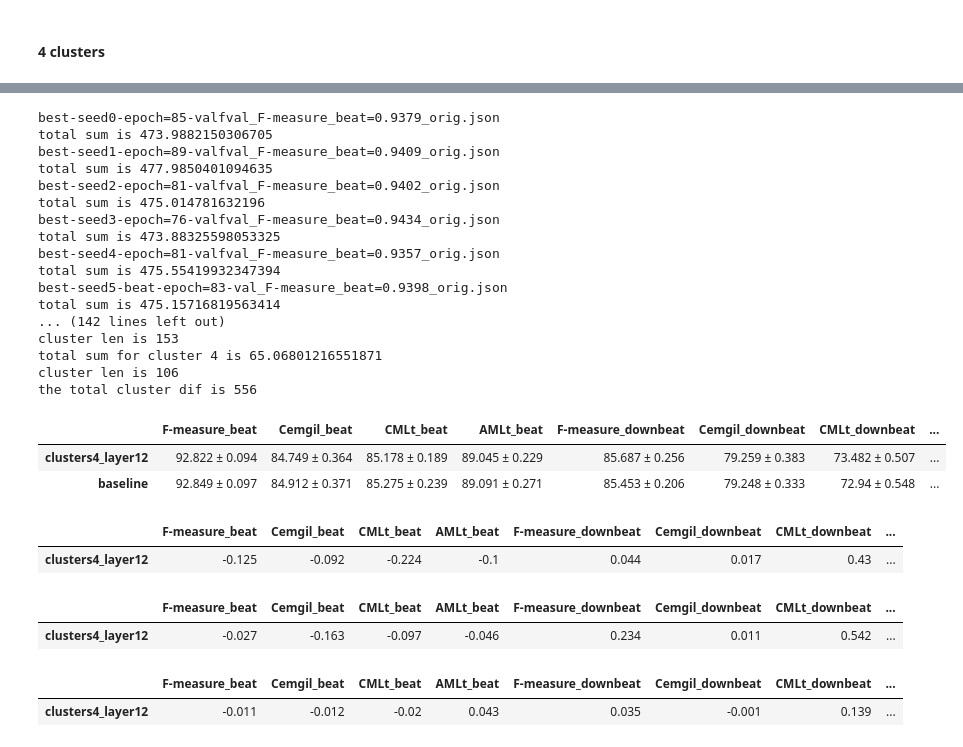
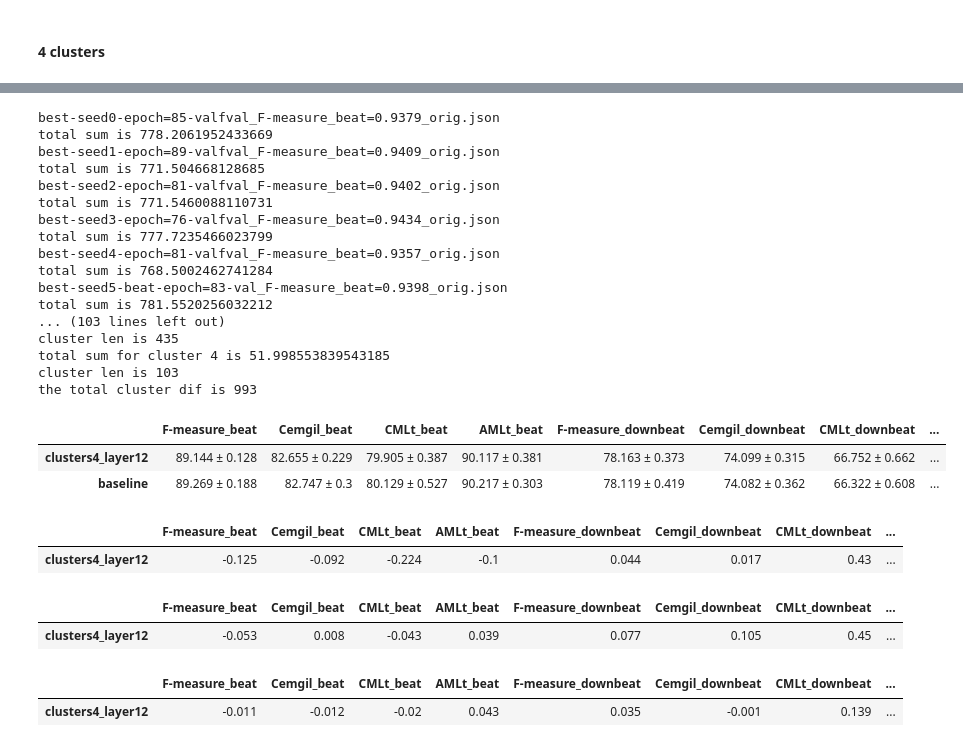
Before and after one commit to PulyaPolya/beat_this, a Jupyter notebook: results_evaluation.ipynb, the cells around one changed output, grey strips where cells are left out. Drawn from its saved outputs; the diff is of its cells as text; code cells hidden in the pictures.

```diff
--- a/results_evaluation.ipynb
+++ b/results_evaluation.ipynb
@@ -3515,41 +3450,41 @@ cluster len is 106
 # %%
 seeds = [0,1,2,3,4,5,6,7,8,9] #1, 2,3,4
 names =["full_model_trial12", "cluster_1_trial_10", "cluster_2_trial_16", "cluster_3_trial_72", "cluster_4_trial_43"]
-json_path = "json_val_scores"
+json_path = "json_test_scores"
 df_seeds_mean, df_seeds_std, df_final_baseline = get_total_results_new(seeds = seeds, json_val_path = json_path,
                                                                        full = True, names = names ) #rename_columns="baseline"
 df_seeds_mean, df_seeds_std, df_final_clusters4_layer4 = get_total_results_new(seeds = seeds, json_val_path = json_path,
-                                                                               layer = 12, clusters = 4, names = names,  skip_cluster = [3], df_path="data_cluster_assignments/df_cmeans_12_4clusters_new.csv" )
+                                                                               layer = 12, clusters = 4, names = names,  skip_cluster = [], df_path="data_cluster_assignments/df_cmeans_12_4clusters_new.csv" )
 configs = {
     "clusters4_layer12": df_final_clusters4_layer4,
 
     "baseline": df_final_baseline
 }
 final_df = pd.DataFrame(configs).T
 # #final_df["F1average"] = final_df[["F-measure_beat","F-measure_downbeat"]].mean(axis=1).round(3).astype(str)
 final_df
 #diff_vs_baseline = get_baseliine_diff (final_df , num_trials=1)
 # %% [output]
 best-seed0-epoch=85-valfval_F-measure_beat=0.9379_orig.json
-total sum is 473.9882150306705
+total sum is 778.2061952433669
 best-seed1-epoch=89-valfval_F-measure_beat=0.9409_orig.json
-total sum is 477.9850401094635
+total sum is 771.504668128685
 best-seed2-epoch=81-valfval_F-measure_beat=0.9402_orig.json
-total sum is 475.014781632196
+total sum is 771.5460088110731
 best-seed3-epoch=76-valfval_F-measure_beat=0.9434_orig.json
-total sum is 473.88325598053325
+total sum is 777.7235466023799
 best-seed4-epoch=81-valfval_F-measure_beat=0.9357_orig.json
-total sum is 475.55419932347394
+total sum is 768.5002462741284
 best-seed5-beat-epoch=83-val_F-measure_beat=0.9398_orig.json
-total sum is 475.15716819563414
-... (142 lines left out)
-cluster len is 153
-total sum for cluster 4 is 65.06801216551871
-cluster len is 106
-the total cluster dif is 556
+total sum is 781.5520256032212
+... (103 lines left out)
+cluster len is 435
+total sum for cluster 4 is 51.998553839543185
+cluster len is 103
+the total cluster dif is 993
 |  | F-measure_beat | Cemgil_beat | CMLt_beat | AMLt_beat | F-measure_downbeat | Cemgil_downbeat | CMLt_downbeat | ... |
-| clusters4_layer12 | 92.822 ± 0.094 | 84.749 ± 0.364 | 85.178 ± 0.189 | 89.045 ± 0.229 | 85.687 ± 0.256 | 79.259 ± 0.383 | 73.482 ± 0.507 | ... |
-| baseline | 92.849 ± 0.097 | 84.912 ± 0.371 | 85.275 ± 0.239 | 89.091 ± 0.271 | 85.453 ± 0.206 | 79.248 ± 0.333 | 72.94 ± 0.548 | ... |
+| clusters4_layer12 | 89.144 ± 0.128 | 82.655 ± 0.229 | 79.905 ± 0.387 | 90.117 ± 0.381 | 78.163 ± 0.373 | 74.099 ± 0.315 | 66.752 ± 0.662 | ... |
+| baseline | 89.269 ± 0.188 | 82.747 ± 0.3 | 80.129 ± 0.527 | 90.217 ± 0.303 | 78.119 ± 0.419 | 74.082 ± 0.362 | 66.322 ± 0.608 | ... |
 # %%
 df_means_only = final_df.apply(extract_mean, axis=1)
 diff_vs_baseline = df_means_only.subtract(df_means_only.loc["baseline"])
@@ -3566,7 +3501,7 @@ diff_vs_baseline = diff_vs_baseline.drop(index="baseline")
 diff_vs_baseline
 # %% [output]
 |  | F-measure_beat | Cemgil_beat | CMLt_beat | AMLt_beat | F-measure_downbeat | Cemgil_downbeat | CMLt_downbeat | ... |
-| clusters4_layer12 | -0.027 | -0.163 | -0.097 | -0.046 | 0.234 | 0.011 | 0.542 | ... |
+| clusters4_layer12 | -0.053 | 0.008 | -0.043 | 0.039 | 0.077 | 0.105 | 0.45 | ... |
 # %%
 def extract_mean(series):
     return series.str.split("±").str[0].astype(float)
```
Also changed, not shown: parts of 16 cells of this notebook, 1 other file.
